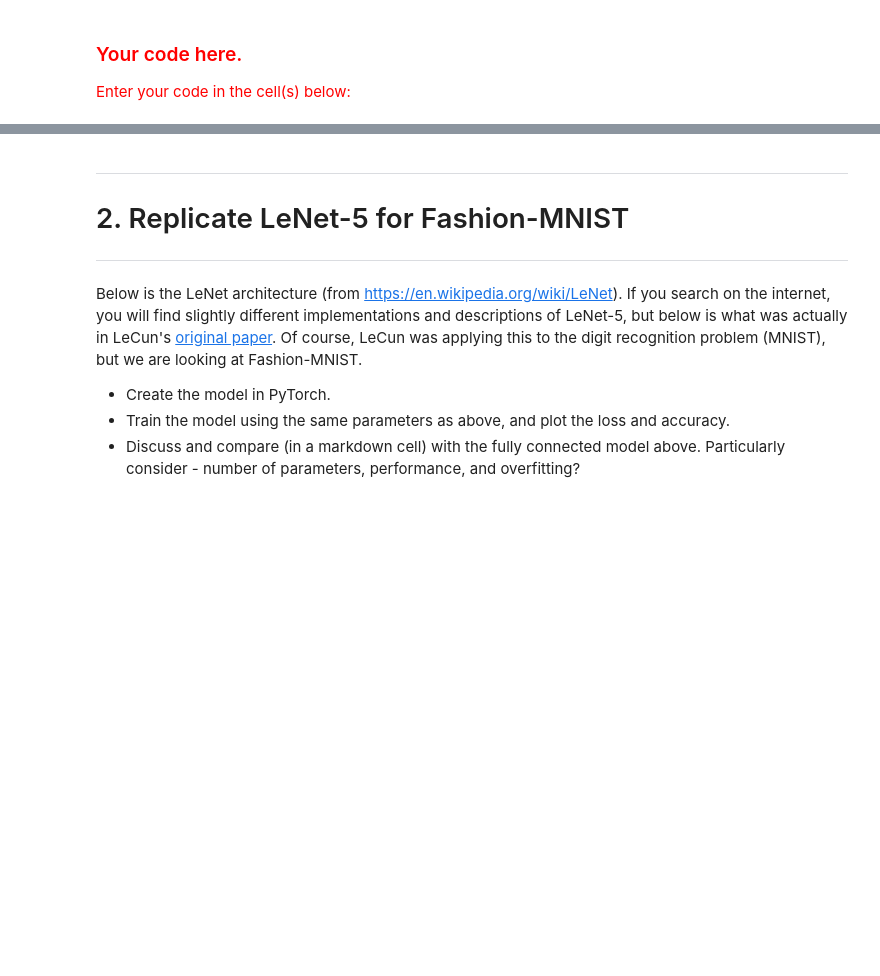
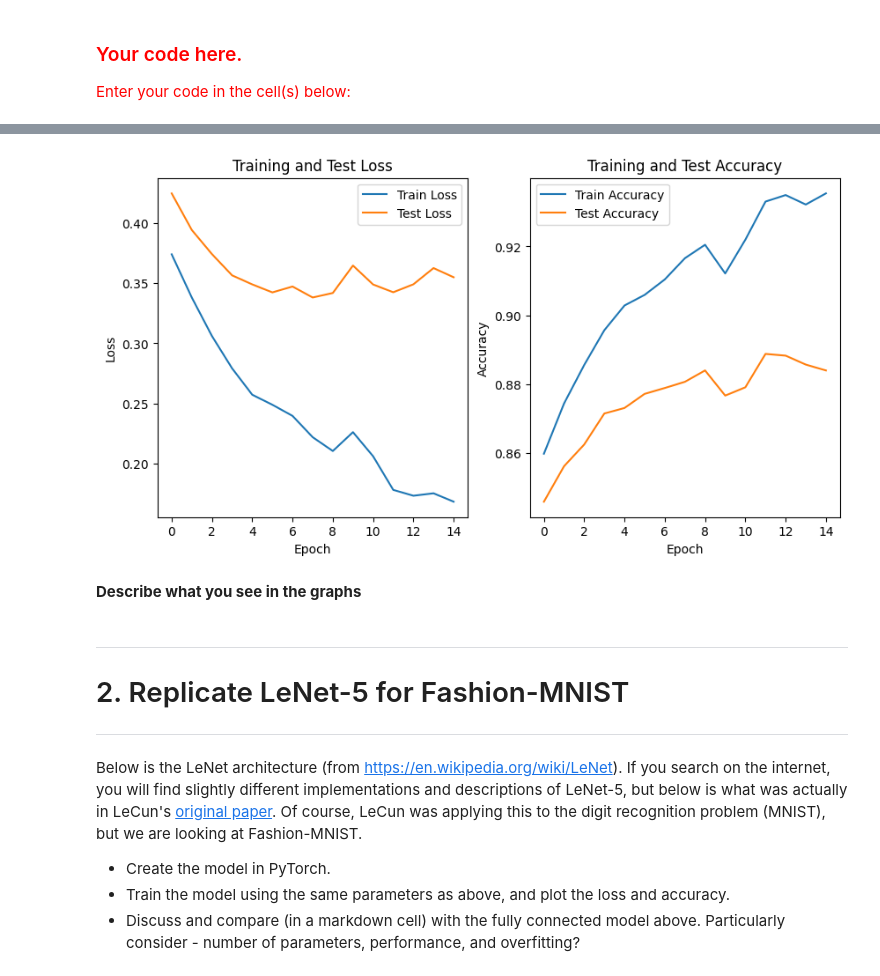
Before and after one commit to BuiHoangTu/ul.year2024Autumn.data-engineering-machine-learning.e-tivities, a Jupyter notebook: a6/Activity6_24005665.ipynb, the cells around one changed output, grey strips where cells are left out. Saved outputs shown, nothing was run; the diff lists cells and outputs as text; code cells hidden in the pictures; blank space fills up the shorter version.

```diff
--- a/a6/Activity6_24005665.ipynb
+++ b/a6/Activity6_24005665.ipynb
@@ -149,18 +219,3 @@ Hints and notes:
 # %% [markdown]
 ### <font color='red'>Your code here.</font>
 <font color='red'>Enter your code in the cell(s) below:</font>
-# %%
-##############################
-# Your code below
-
-# Define model
-class NeuralNetwork(nn.Module):
-    def __init__(self):
-        ...
-
-    def forward(self, x):
-        ...
-
-...
-
-summary(model, (1,28*28))
@@ -185,5 +298,11 @@ optimizer = torch.optim.Adam(model.parameters(), lr=1e-3)
 
 ##############################
 # Your code below
-
-...
+train_loss, train_accuracy, test_loss, test_accuracy = train_loop(
+    train_dataloader,
+    test_dataloader,
+    model,
+    loss_fn,
+    optimizer,
+    15
+)
@@ -192,3 +327,27 @@ optimizer = torch.optim.Adam(model.parameters(), lr=1e-3)
+# %%
+plt.figure(figsize=(10, 5))
+
+plt.subplot(1, 2, 1)
+plt.plot(train_loss, label="Train Loss")
+plt.plot(test_loss, label="Test Loss")
+plt.xlabel("Epoch")
+plt.ylabel("Loss")
+plt.title("Training and Test Loss")
+plt.legend()
+
+plt.subplot(1, 2, 2)
+plt.plot(train_accuracy, label="Train Accuracy")
+plt.plot(test_accuracy, label="Test Accuracy")
+plt.xlabel("Epoch")
+plt.ylabel("Accuracy")
+plt.title("Training and Test Accuracy")
+plt.legend()
+
+plt.show()
+# %% [output]
+[figure, added]
+# %% [markdown]
+**Describe what you see in the graphs**
 # %% [markdown]
 
 ---
```
Also changed, not shown: parts of 49 cells of this notebook, 1 other file.
